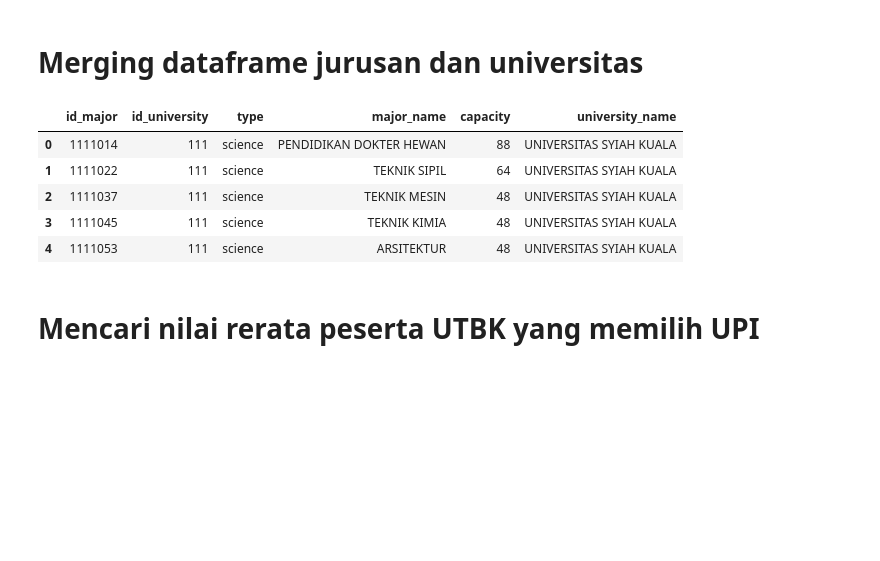
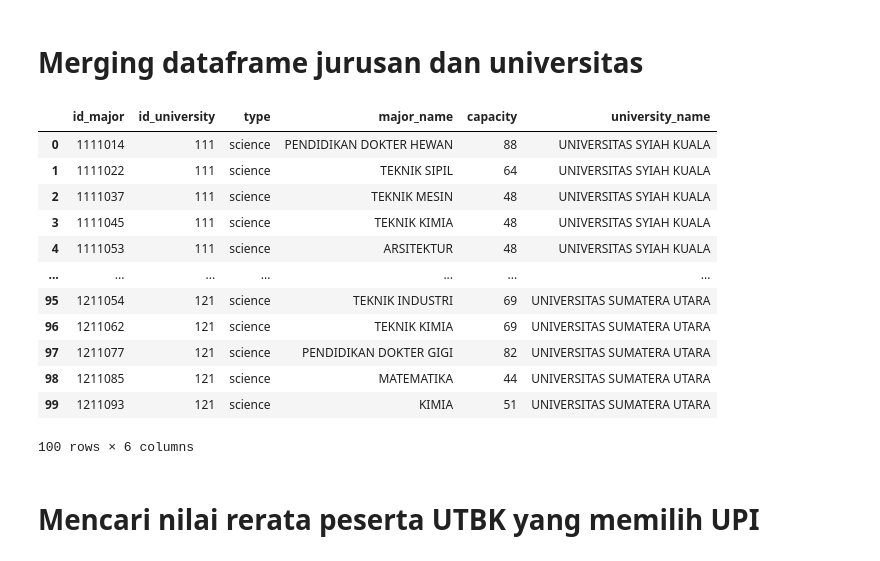
Before and after one commit to WataKoro/Data-Mining, a Jupyter notebook: DataMining_Kelompok 8.ipynb, the cells around one changed output. Drawn from its saved outputs; the diff is of its cells as text; code cells hidden in the pictures; blank space fills up the shorter version.

```diff
--- a/DataMining_Kelompok 8.ipynb
+++ b/DataMining_Kelompok 8.ipynb
@@ -180,14 +180,21 @@ dfscore.loc[(dfscore.id_first_university == 334) | (dfscore.id_second_university
 # Merging dataframe jurusan dan universitas
 # %%
 dfmajor = pd.merge(dfmajor, dfuniv, how='left',on=["id_university"]).drop(['Unnamed: 0_x', 'Unnamed: 0_y'], axis=1)
-dfmajor.head()
+dfmajor.head(100)
 # %% [output]
 |  | id_major | id_university | type | major_name | capacity | university_name |
 | 0 | 1111014 | 111 | science | PENDIDIKAN DOKTER HEWAN | 88 | UNIVERSITAS SYIAH KUALA |
 | 1 | 1111022 | 111 | science | TEKNIK SIPIL | 64 | UNIVERSITAS SYIAH KUALA |
 | 2 | 1111037 | 111 | science | TEKNIK MESIN | 48 | UNIVERSITAS SYIAH KUALA |
 | 3 | 1111045 | 111 | science | TEKNIK KIMIA | 48 | UNIVERSITAS SYIAH KUALA |
 | 4 | 1111053 | 111 | science | ARSITEKTUR | 48 | UNIVERSITAS SYIAH KUALA |
+| ... | ... | ... | ... | ... | ... | ... |
+| 95 | 1211054 | 121 | science | TEKNIK INDUSTRI | 69 | UNIVERSITAS SUMATERA UTARA |
+| 96 | 1211062 | 121 | science | TEKNIK KIMIA | 69 | UNIVERSITAS SUMATERA UTARA |
+| 97 | 1211077 | 121 | science | PENDIDIKAN DOKTER GIGI | 82 | UNIVERSITAS SUMATERA UTARA |
+| 98 | 1211085 | 121 | science | MATEMATIKA | 44 | UNIVERSITAS SUMATERA UTARA |
+| 99 | 1211093 | 121 | science | KIMIA | 51 | UNIVERSITAS SUMATERA UTARA |
+100 rows × 6 columns
 # %% [markdown]
 # Mencari nilai rerata peserta UTBK yang memilih UPI
 # %%
```
Also changed, not shown: parts of 43 cells of this notebook.
